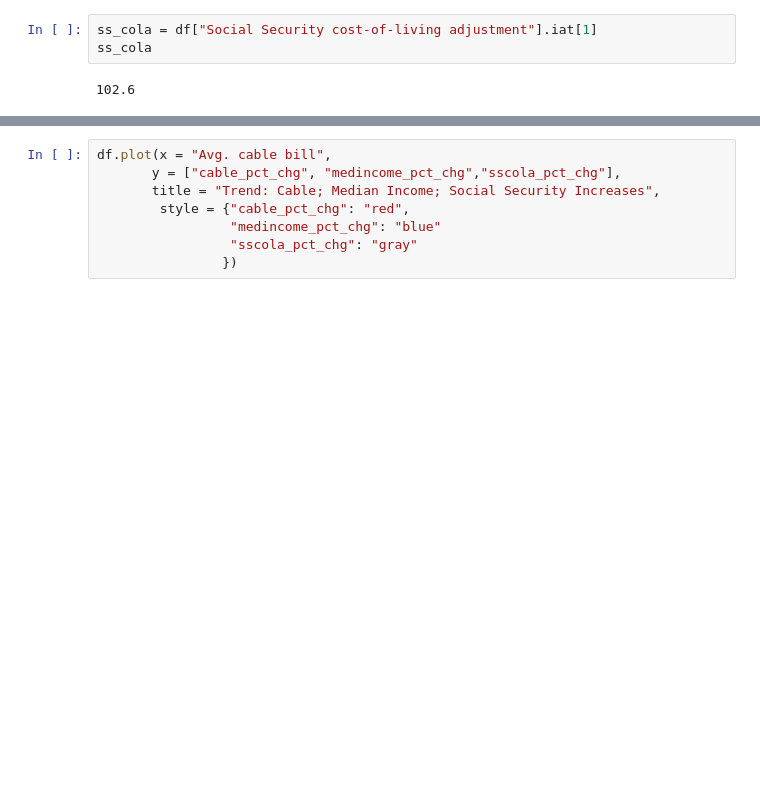
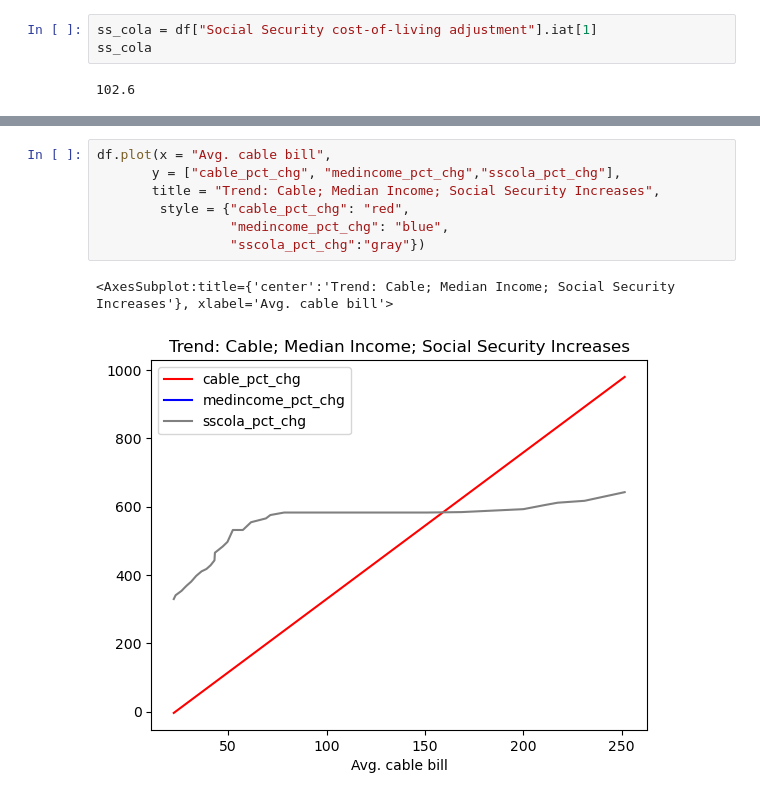
Before and after one commit to daidriannn/2023-jupyter-intro, a Jupyter notebook: hw-for-wk-12-costOfLiving-COMPLETE.ipynb, the cells around one changed output, grey strips where cells are left out. Drawn from its saved outputs; the diff is of its cells as text; blank space fills up the shorter version.

```diff
--- a/hw-for-wk-12-costOfLiving-COMPLETE.ipynb
+++ b/hw-for-wk-12-costOfLiving-COMPLETE.ipynb
@@ -246,8 +263,10 @@ KeyError: "None of [Index(['cable_pct_chg', 'medincome_pct_chg', 'sscola_pct_chg
 # %%
 df.plot(x = "Avg. cable bill",
        y = ["cable_pct_chg", "medincome_pct_chg","sscola_pct_chg"],
        title = "Trend: Cable; Median Income; Social Security Increases",
         style = {"cable_pct_chg": "red",
-                 "medincome_pct_chg": "blue"
-                 "sscola_pct_chg": "gray"
-                })
+                 "medincome_pct_chg": "blue",
+                 "sscola_pct_chg":"gray"})
+# %% [output]
+<AxesSubplot:title={'center':'Trend: Cable; Median Income; Social Security Increases'}, xlabel='Avg. cable bill'>
+[figure, added]
```
Also changed, not shown: parts of 2 cells of this notebook.
